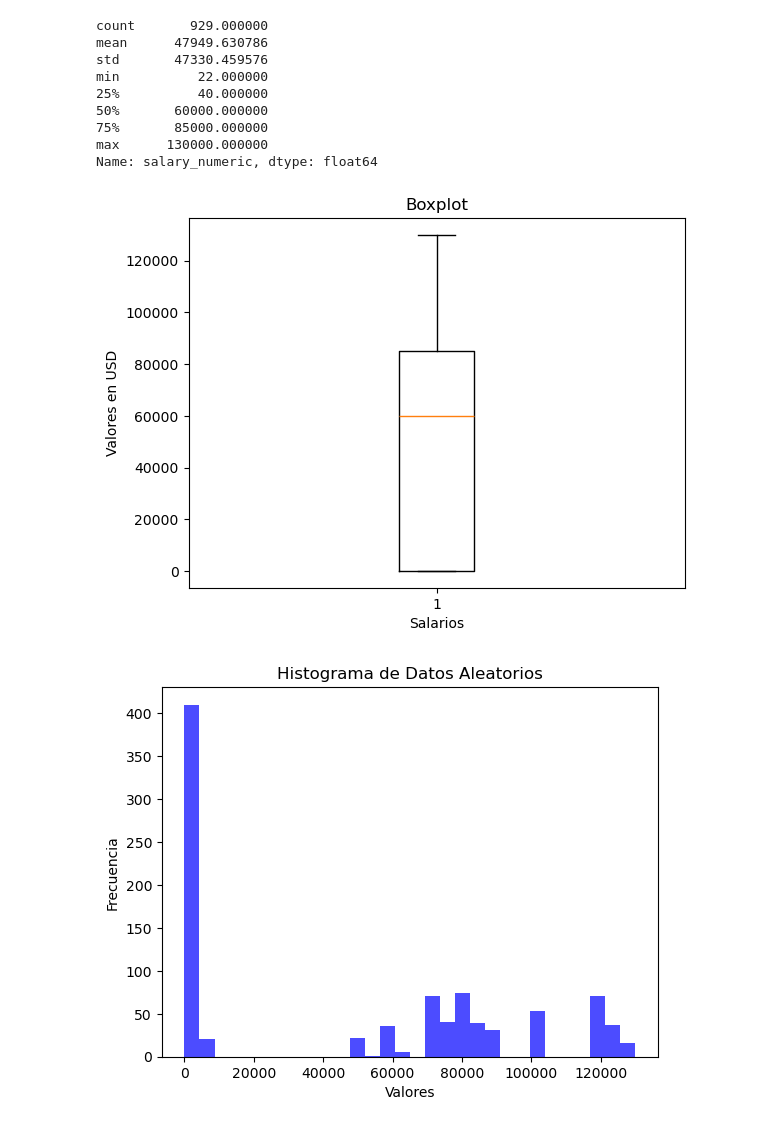
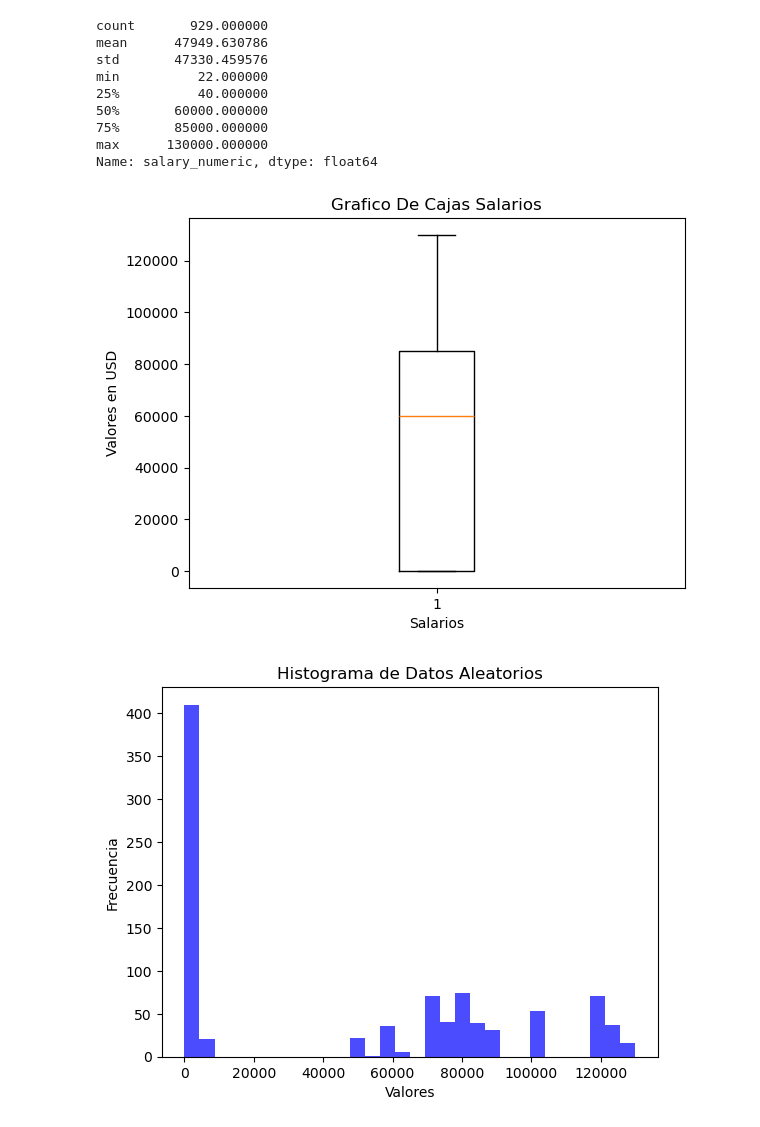
Before and after one commit to cdlondonoSolla/Limpieza_Datos, a Jupyter notebook: Limpieza de datos/05_Limpieza y Transformación.ipynb, the cells around one changed output. Drawn from its saved outputs; the diff is of its cells as text; code cells hidden in the pictures.

```diff
--- a/Limpieza de datos/05_Limpieza y Transformación.ipynb
+++ b/Limpieza de datos/05_Limpieza y Transformación.ipynb
@@ -160,15 +228,15 @@ Name: salary_numeric, dtype: float64
 # %%
 # Crear un boxplot
 plt.boxplot(df_sin_nulos['salary_numeric'])
 
 # Añadir etiquetas y título
 plt.xlabel('Salarios')
 plt.ylabel('Valores en USD')
-plt.title('Boxplot')
+plt.title('Grafico De Cajas Salarios')
 
 # Mostrar el gráfico
 plt.show()
 # %% [output]
-[figure, old version]
+[figure, new version]
 # %%
 # Crear un histograma
```
Also changed, not shown: parts of 10 cells of this notebook, 6 other files.
